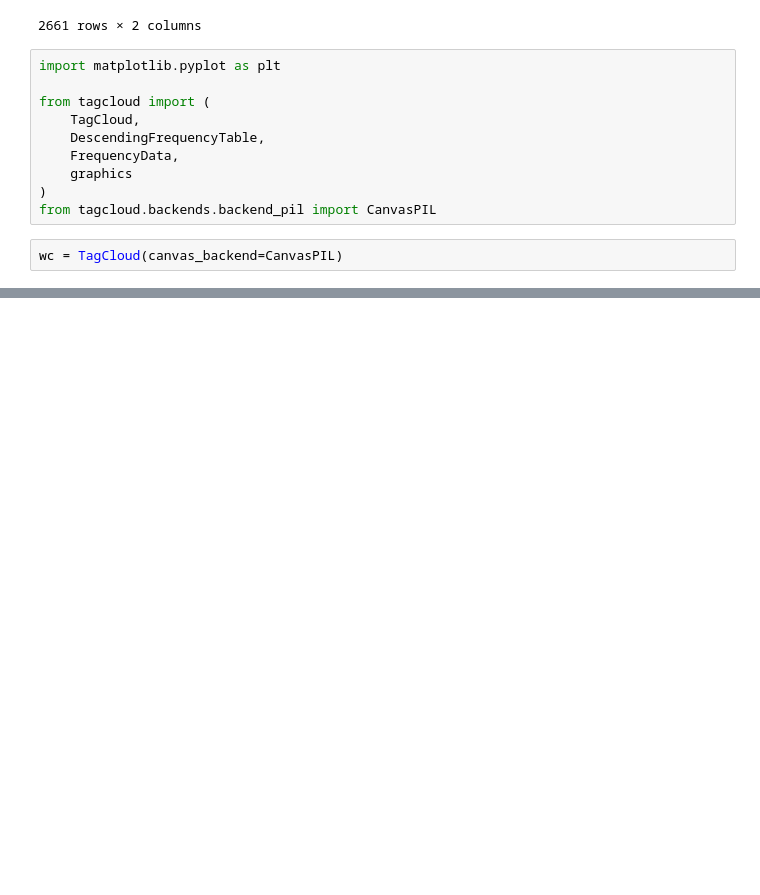
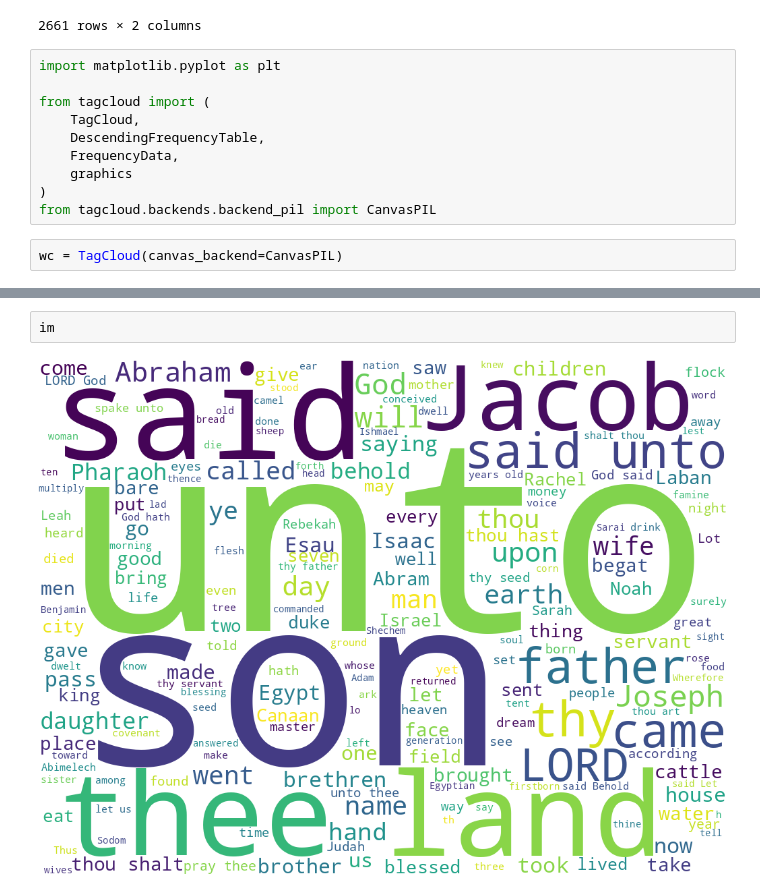
Before and after one commit to oakaigh/python-tagcloud, a Jupyter notebook: examples/nltk_corpus.ipynb, the cells around one changed output, grey strips where cells are left out. Saved outputs shown, nothing was run; the diff lists cells and outputs as text; blank space fills up the shorter version.

```diff
--- a/examples/nltk_corpus.ipynb
+++ b/examples/nltk_corpus.ipynb
@@ -130,0 +127,4 @@ Error:
+# %%
+im
+# %% [output]
+[figure, added]
```
Also changed, not shown: parts of 4 cells of this notebook, 5 other files.
